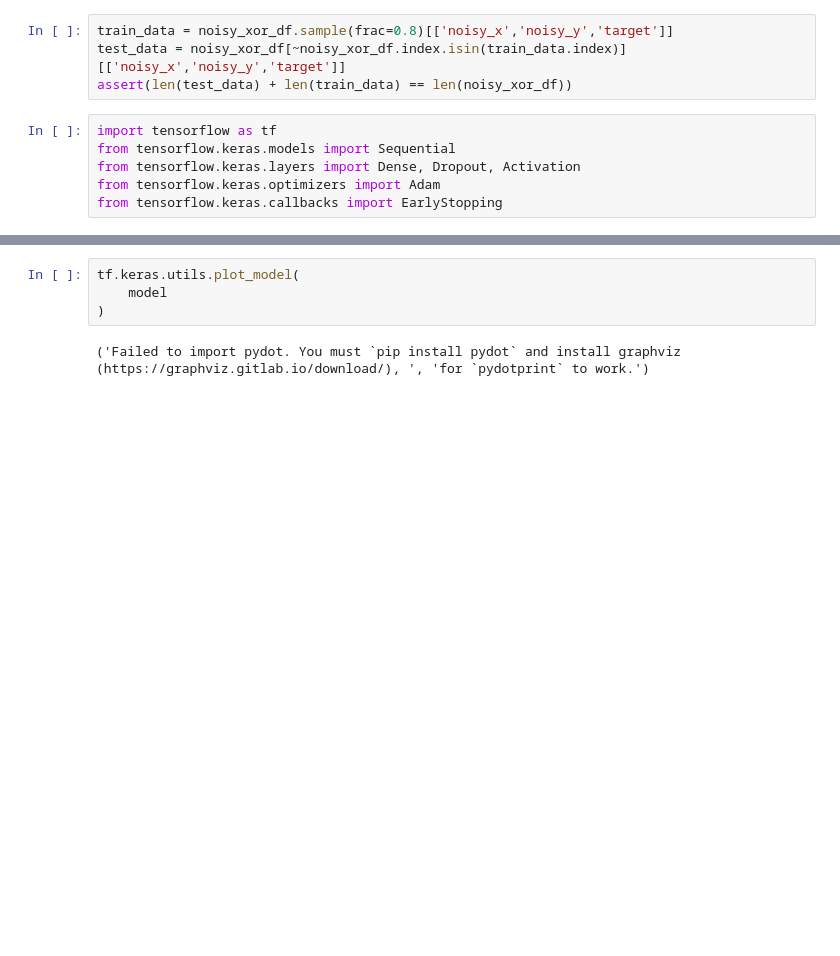
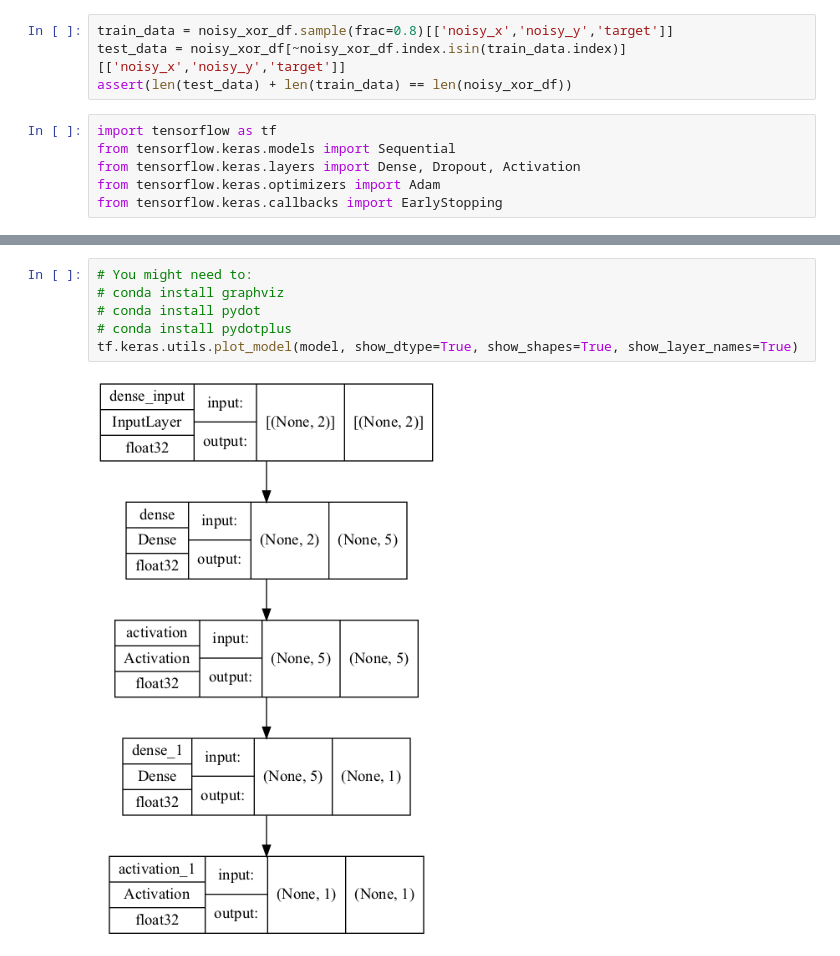
Before and after one commit to edoson/Python_ML-2022, a Jupyter notebook: Deep learning/Sandbox/The XOR problem.ipynb, the cells around one changed output, grey strips where cells are left out. Cells and saved outputs as stored; diff of their text form; blank space fills up the shorter version.

```diff
--- a/Deep learning/Sandbox/The XOR problem.ipynb
+++ b/Deep learning/Sandbox/The XOR problem.ipynb
@@ -349,8 +357,10 @@ Trainable params: 21
 Non-trainable params: 0
 _________________________________________________________________
 # %%
-tf.keras.utils.plot_model(
-    model
-)
+# You might need to:
+# conda install graphviz
+# conda install pydot
+# conda install pydotplus
+tf.keras.utils.plot_model(model, show_dtype=True, show_shapes=True, show_layer_names=True)
 # %% [output]
-('Failed to import pydot. You must `pip install pydot` and install graphviz (https://graphviz.gitlab.io/download/), ', 'for `pydotprint` to work.')
+[figure, added]
```
Also changed, not shown: parts of 10 cells of this notebook, 8 other files.
